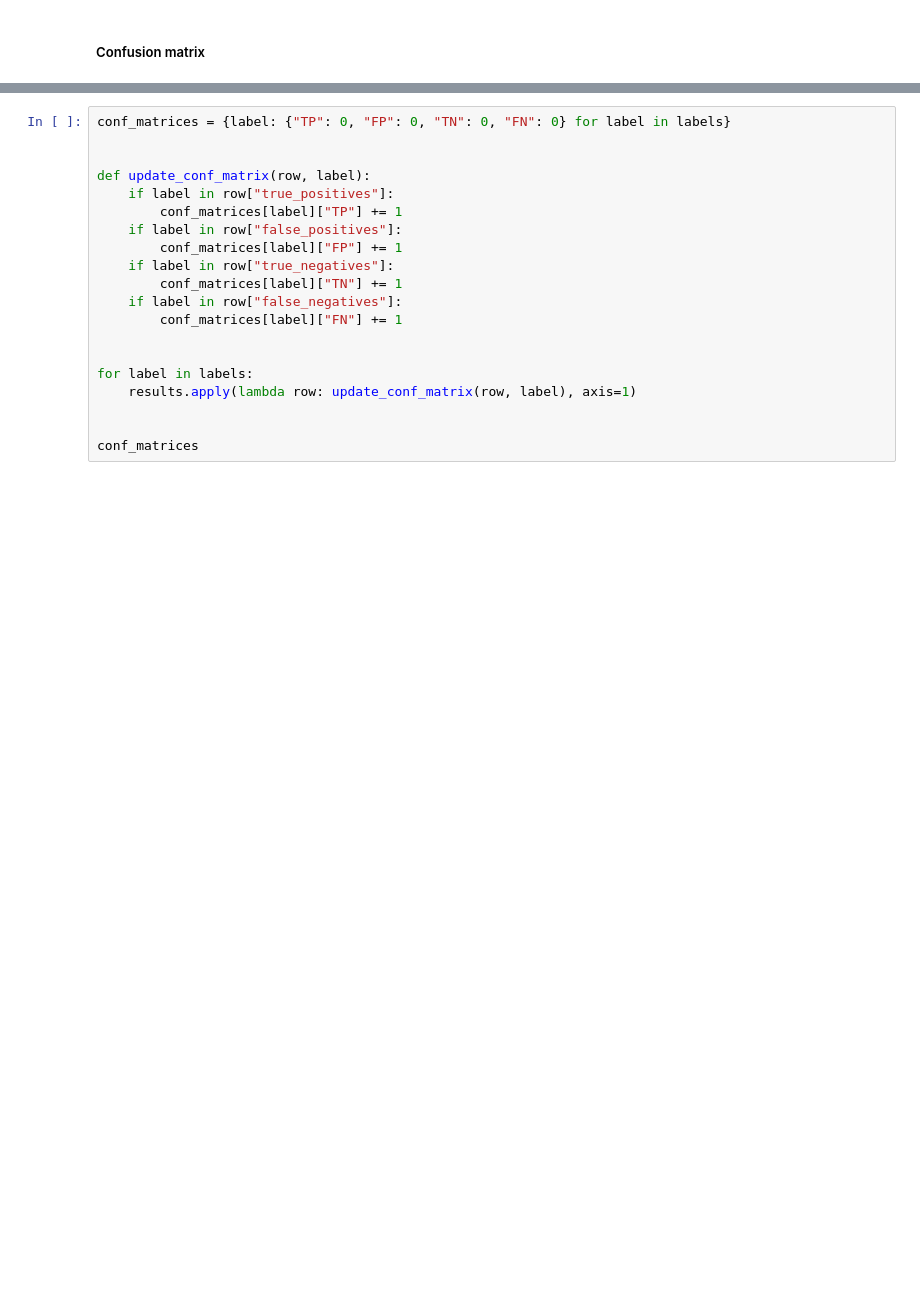
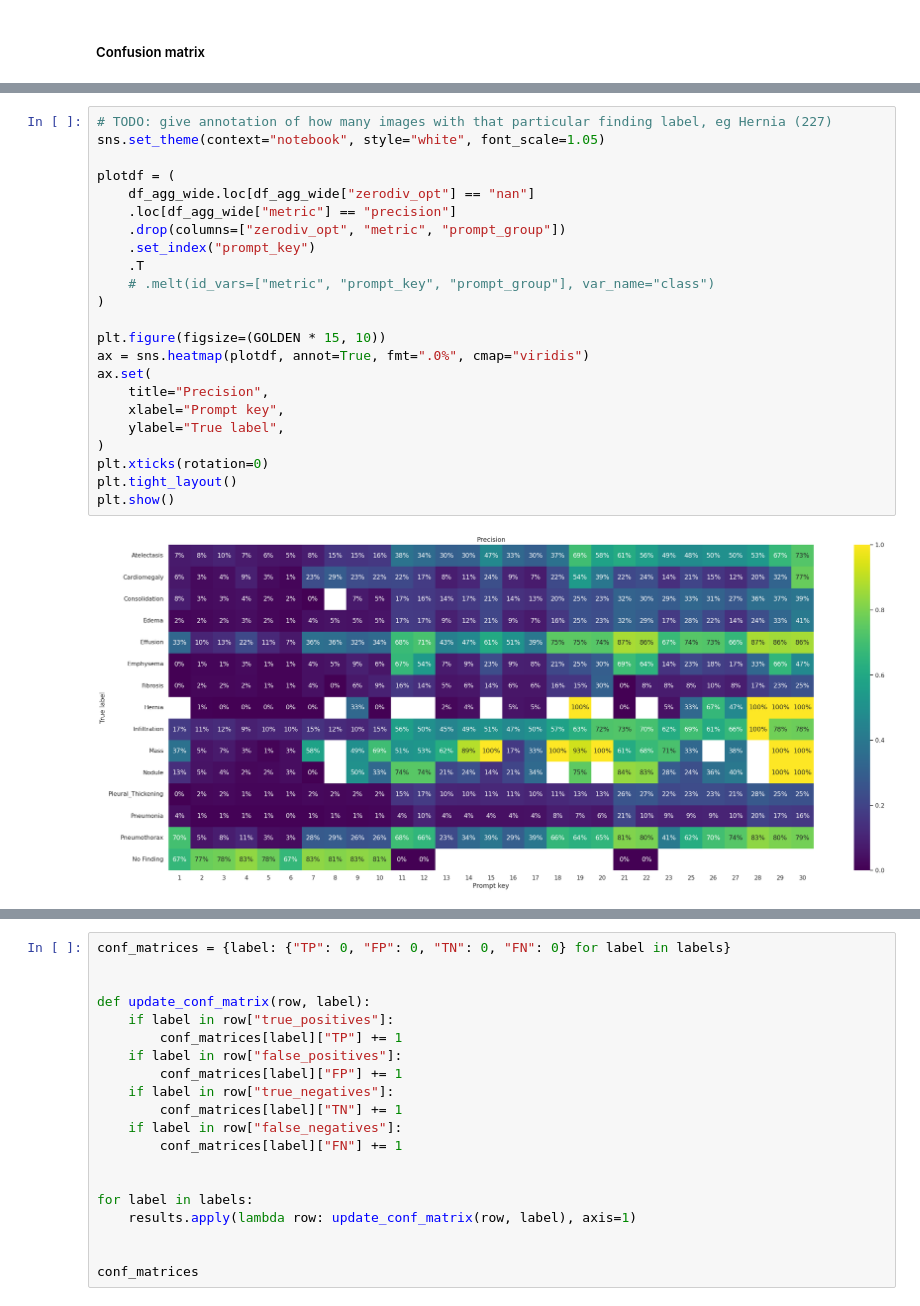
Before and after one commit to mark-rustad/CheXagent, a Jupyter notebook: get_started.ipynb, the cells around one changed output, grey strips where cells are left out. Drawn from its saved outputs; the diff is of its cells as text; blank space fills up the shorter version.

```diff
--- a/get_started.ipynb
+++ b/get_started.ipynb
@@ -697,0 +696,25 @@ plot_multilabel_confusion_matrix(mcm, mlb.classes_)
+# %%
+# TODO: give annotation of how many images with that particular finding label, eg Hernia (227)
+sns.set_theme(context="notebook", style="white", font_scale=1.05)
+
+plotdf = (
+    df_agg_wide.loc[df_agg_wide["zerodiv_opt"] == "nan"]
+    .loc[df_agg_wide["metric"] == "precision"]
+    .drop(columns=["zerodiv_opt", "metric", "prompt_group"])
+    .set_index("prompt_key")
+    .T
+    # .melt(id_vars=["metric", "prompt_key", "prompt_group"], var_name="class")
+)
+
+plt.figure(figsize=(GOLDEN * 15, 10))
+ax = sns.heatmap(plotdf, annot=True, fmt=".0%", cmap="viridis")
+ax.set(
+    title="Precision",
+    xlabel="Prompt key",
+    ylabel="True label",
+)
+plt.xticks(rotation=0)
+plt.tight_layout()
+plt.show()
+# %% [output]
+[figure, added]
```
Also changed, not shown: parts of 54 cells of this notebook.
